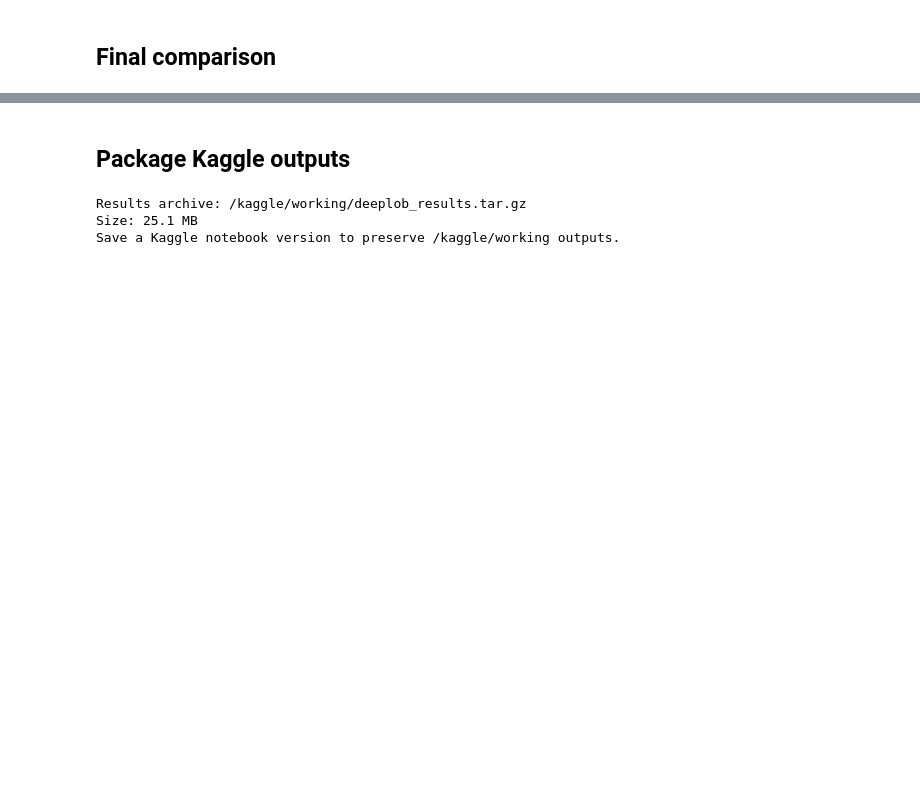
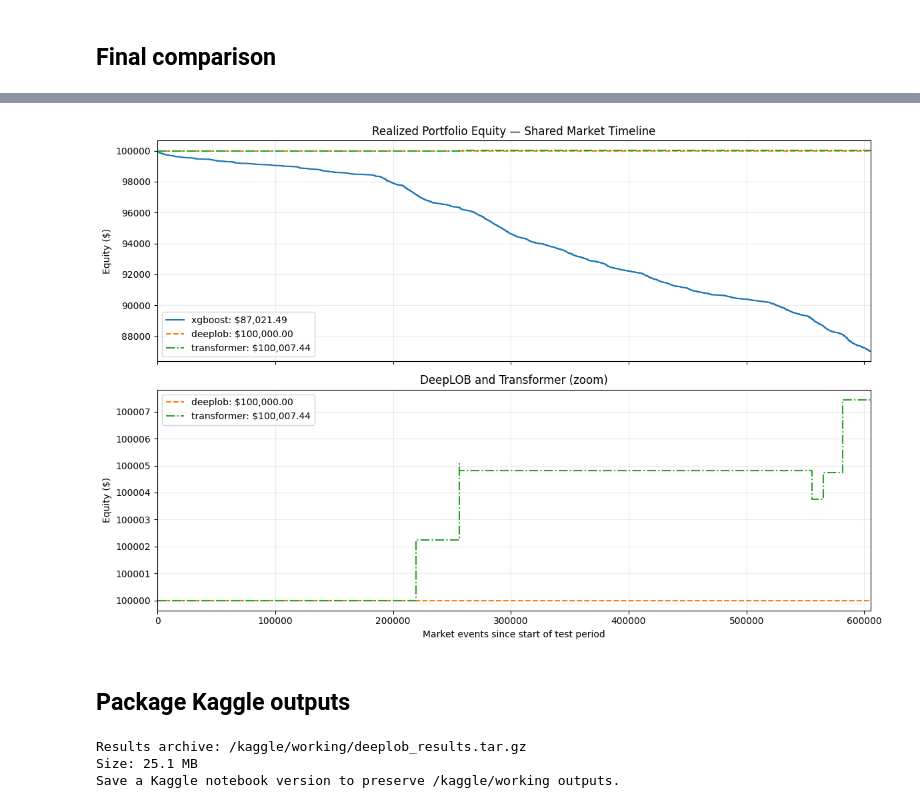
Before and after one commit to Yanshuaimath/cost-aware-limit-order-book-forecasting, a Jupyter notebook: notebooks/08_kaggle_final_run.ipynb, the cells around one changed output, grey strips where cells are left out. Saved outputs shown, nothing was run; the diff lists cells and outputs as text; code cells hidden in the pictures; blank space fills up the shorter version.

Commit message:
Update portfolio equity plot and ignore local notebooks

```diff
--- a/notebooks/08_kaggle_final_run.ipynb
+++ b/notebooks/08_kaggle_final_run.ipynb
@@ -602,3 +539,63 @@ Saved: /kaggle/working/deeplob_final/equity_curves.png
+# %%
+import pandas as pd
+import matplotlib.pyplot as plt
+
+models = ["xgboost", "deeplob", "transformer"]
+curves = {}
+
+for model in models:
+    path = OUTPUT_ROOT / model / "portfolio_backtest" / "equity_curve.csv"
+    curves[model] = (
+        pd.read_csv(path)
+        .set_index("event_index")["equity"]
+        .sort_index()
+    )
+
+start = int(splits["test"].min())
+end = max(
+    int(splits["test"].max()),
+    max(int(s.index.max()) for s in curves.values()),
+)
+
+fig, axes = plt.subplots(2, 1, figsize=(12, 8), sharex=True)
+
+for i, (model, s) in enumerate(curves.items()):
+    # Extend each portfolio across the same period.
+    s = (
+        s.reindex(s.index.union([start, end]))
+        .sort_index()
+        .ffill()
+        .fillna(float(s.iloc[0]))
+    )
+
+    # The zoom panel contains only DeepLOB and Transformer.
+    panels = axes if model != "xgboost" else axes[:1]
+    for ax in panels:
+        ax.step(
+            s.index - start, s.values, where="post",
+            color=f"C{i}", linestyle=["-", "--", "-."][i],
+            label=f"{model}: ${s.iloc[-1]:,.2f}",
+        )
+
+axes[0].set_title("Realized Portfolio Equity — Shared Market Timeline")
+axes[1].set_title("DeepLOB and Transformer (zoom)")
+axes[1].set_xlabel("Market events since start of test period")
+
+for ax in axes:
+    ax.set_ylabel("Equity ($)")
+    ax.set_xlim(0, end - start)
+    ax.ticklabel_format(axis="y", style="plain", useOffset=False)
+    ax.grid(alpha=0.25)
+    ax.legend()
+
+fig.tight_layout()
+fig.savefig(
+    FINAL_DIR / "portfolio_equity_shared_timeline.png",
+    dpi=160, bbox_inches="tight",
+)
+plt.show()
+# %% [output]
+[figure, added]
 # %% [markdown]
 ## Package Kaggle outputs
 # %%
```
Also changed, not shown: parts of 9 cells of this notebook, 2 other files.
